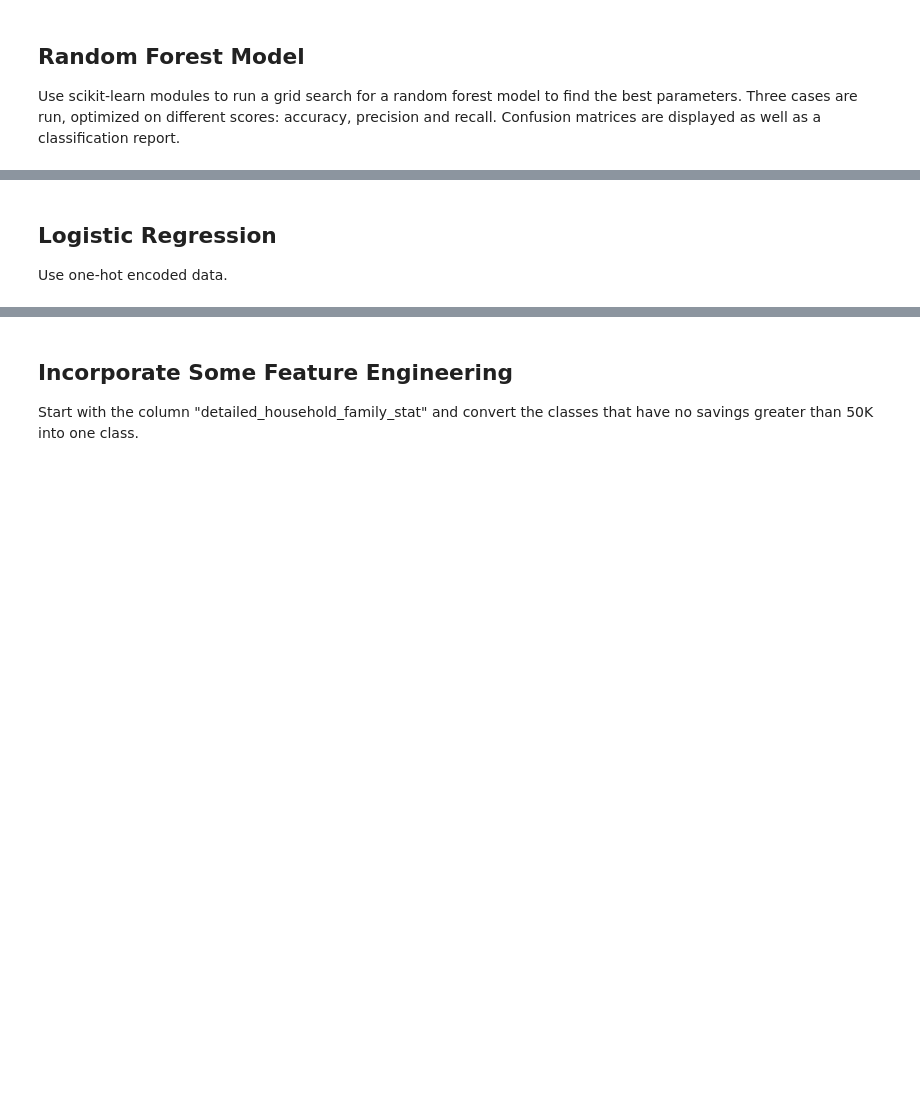
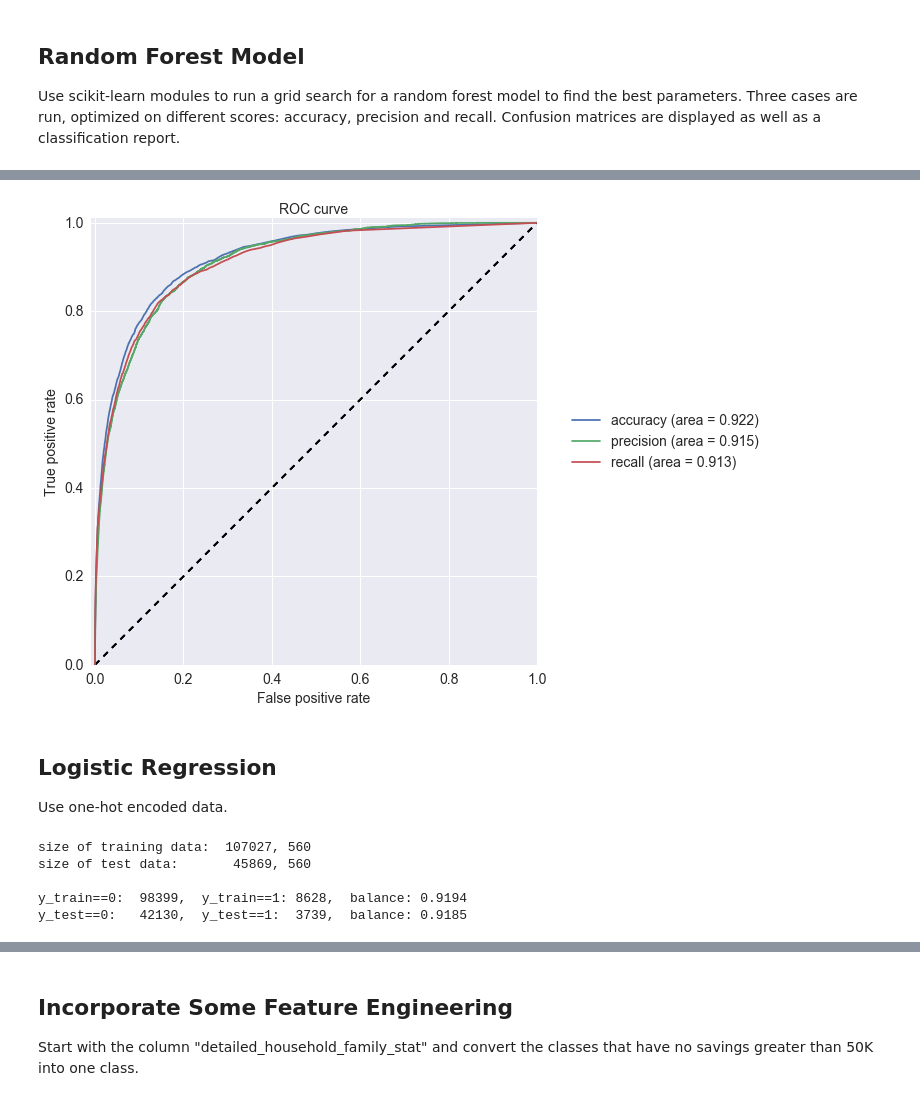
Before and after one commit to g-deoliveira/US-Census-Data-Project, a Jupyter notebook: Chapter 2 - Model Selection and Training.ipynb, the cells around one changed output, grey strips where cells are left out. Saved outputs shown, nothing was run; the diff lists cells and outputs as text; code cells hidden in the pictures; blank space fills up the shorter version.

```diff
--- a/Chapter 2 - Model Selection and Training.ipynb
+++ b/Chapter 2 - Model Selection and Training.ipynb
@@ -270,10 +292,11 @@ X_train, X_test, y_train, y_test = get_train_test_data_sets(X, y)
 # %%
-parameters = {'n_estimators': [20, 40],
+parameters = {'n_estimators': [20, 40, 80, 160, 320, 640],
               'max_depth': [6, None],
               'max_features' : ['sqrt', 40],
               'min_samples_split' : [1, 2]}
 
-parameters = {'n_estimators': [10], 'max_depth': [6], 'max_features' : ['sqrt'], 'min_samples_split' : [1]}
+#parameters = {'n_estimators': [10], 'max_depth': [6], 'max_features' : ['sqrt'], 'min_samples_split' : [1]}
 # %%
 rf_a = run_grid_search(RandomForestClassifier(), parameters,
+                       X_train, y_train, X_test, y_test,
                        score='accuracy', verbose=1)
@@ -280,3 +324,4 @@ rf_a = run_grid_search(RandomForestClassifier(), parameters,
 # %%
 rf_p = run_grid_search(RandomForestClassifier(), parameters,
+                       X_train, y_train, X_test, y_test,
                        score='precision', verbose=1)
@@ -283,3 +349,4 @@ rf_p = run_grid_search(RandomForestClassifier(), parameters,
 # %%
 rf_r = run_grid_search(RandomForestClassifier(), parameters,
+                       X_train, y_train, X_test, y_test,
                        score='recall', verbose=1)
@@ -286,11 +374,19 @@ rf_r = run_grid_search(RandomForestClassifier(), parameters,
 # %%
-plot_roc_curves([rf_a, rf_p, rf_r],['accuracy', 'precision', 'recall'])
+plot_roc_curves([rf_a, rf_p, rf_r], X_test, y_test)
+# %% [output]
+[figure, added]
 # %% [markdown]
 ## Logistic Regression
 Use one-hot encoded data.
 # %%
-X = ohe_data.drop('savings', axis=1)
-y = ohe_data.loc[:,'savings']
+X_ohe = ohe_data.drop('savings', axis=1)
+y_ohe = ohe_data.loc[:,'savings']
 
-X_train, X_test, y_train, y_test = get_train_test_data_sets(X, y)
+X_ohe_train, X_ohe_test, y_ohe_train, y_ohe_test = get_train_test_data_sets(X_ohe, y_ohe)
+# %% [output]
+size of training data:  107027, 560
+size of test data:       45869, 560
+
+y_train==0:  98399,  y_train==1: 8628,  balance: 0.9194
+y_test==0:   42130,  y_test==1:  3739,  balance: 0.9185
 # %%
```
Also changed, not shown: parts of 49 cells of this notebook.
